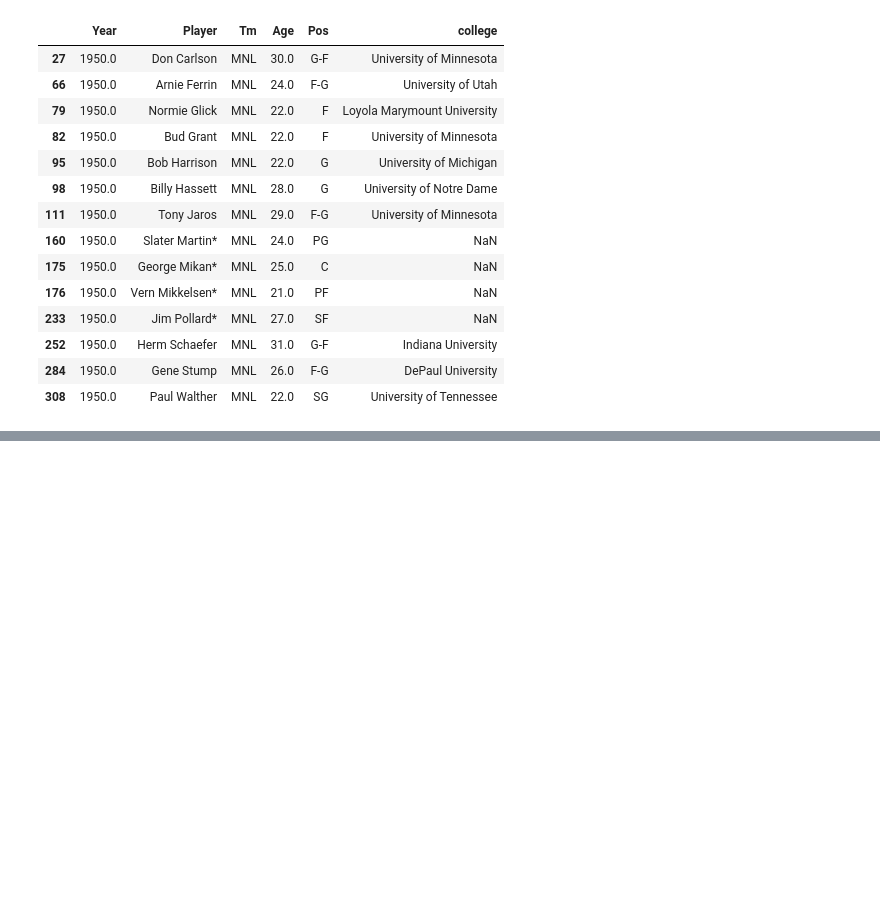
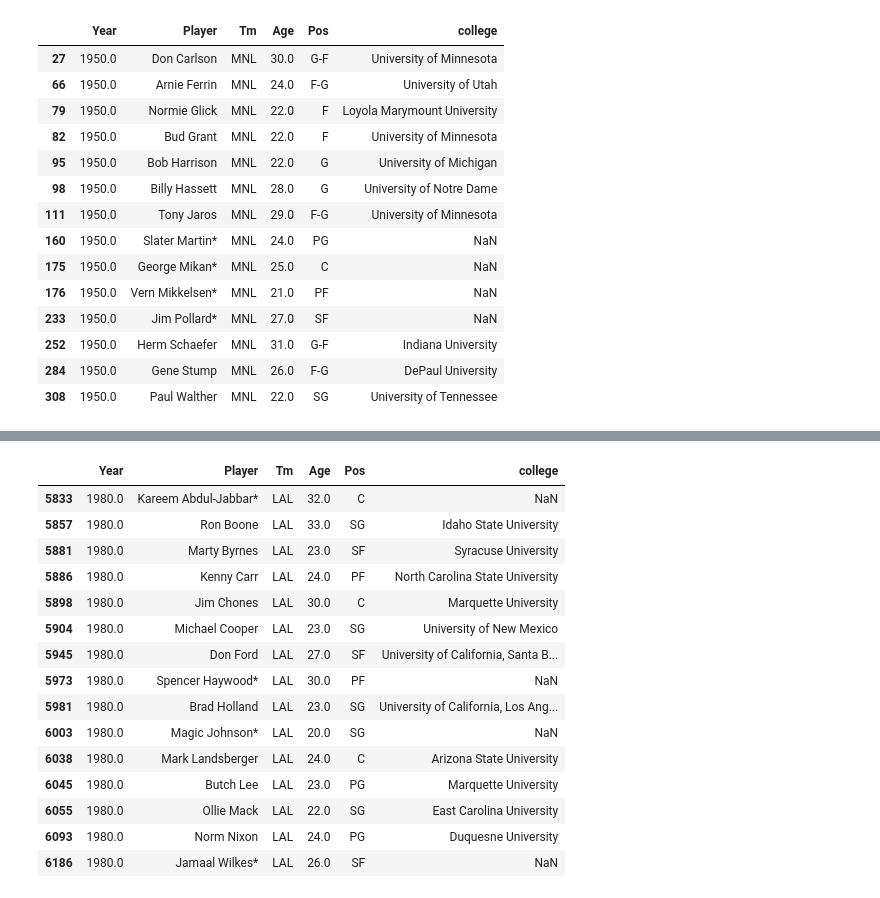
Before and after one commit to khodges10/Project1, a Jupyter notebook: NbaProject.ipynb, the cells around one changed output, grey strips where cells are left out. Cells and saved outputs as stored; diff of their text form; code cells hidden in the pictures; blank space fills up the shorter version.

```diff
--- a/NbaProject.ipynb
+++ b/NbaProject.ipynb
@@ -55,0 +586,21 @@ nba_1950college
+# %%
+nba_1980champion = nba_champion.loc[nba_champion["Year"] == 1980.0]
+nba_1980champion = nba_1980champion.loc[nba_1980champion["Tm"] == "LAL"]
+nba_1980champion
+# %% [output]
+|  | Year | Player | Tm | Age | Pos | college |
+| 5833 | 1980.0 | Kareem Abdul-Jabbar* | LAL | 32.0 | C | NaN |
+| 5857 | 1980.0 | Ron Boone | LAL | 33.0 | SG | Idaho State University |
+| 5881 | 1980.0 | Marty Byrnes | LAL | 23.0 | SF | Syracuse University |
+| 5886 | 1980.0 | Kenny Carr | LAL | 24.0 | PF | North Carolina State University |
+| 5898 | 1980.0 | Jim Chones | LAL | 30.0 | C | Marquette University |
+| 5904 | 1980.0 | Michael Cooper | LAL | 23.0 | SG | University of New Mexico |
+| 5945 | 1980.0 | Don Ford | LAL | 27.0 | SF | University of California, Santa B... |
+| 5973 | 1980.0 | Spencer Haywood* | LAL | 30.0 | PF | NaN |
+| 5981 | 1980.0 | Brad Holland | LAL | 23.0 | SG | University of California, Los Ang... |
+| 6003 | 1980.0 | Magic Johnson* | LAL | 20.0 | SG | NaN |
+| 6038 | 1980.0 | Mark Landsberger | LAL | 24.0 | C | Arizona State University |
+| 6045 | 1980.0 | Butch Lee | LAL | 23.0 | PG | Marquette University |
+| 6055 | 1980.0 | Ollie Mack | LAL | 22.0 | SG | East Carolina University |
+| 6093 | 1980.0 | Norm Nixon | LAL | 24.0 | PG | Duquesne University |
+| 6186 | 1980.0 | Jamaal Wilkes* | LAL | 26.0 | SF | NaN |
```
Also changed, not shown: parts of 31 cells of this notebook.
